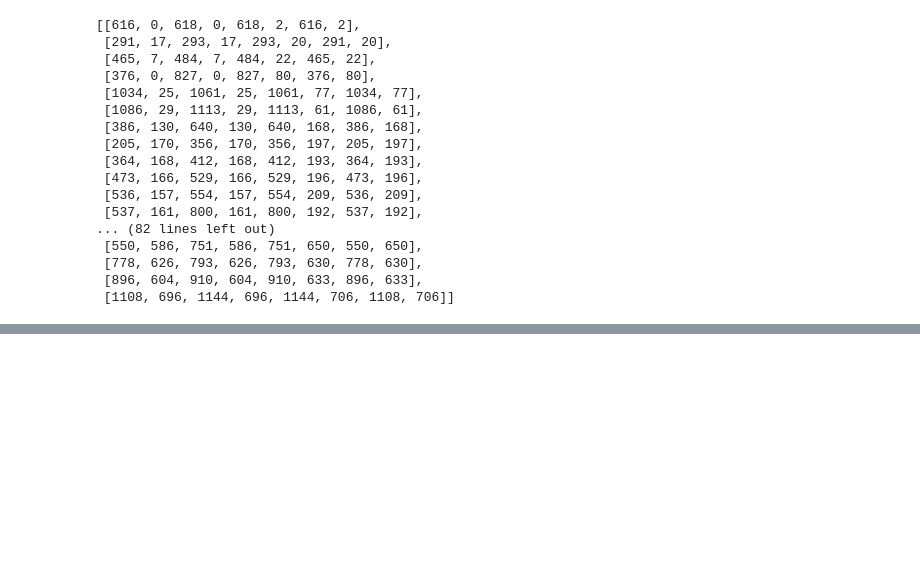
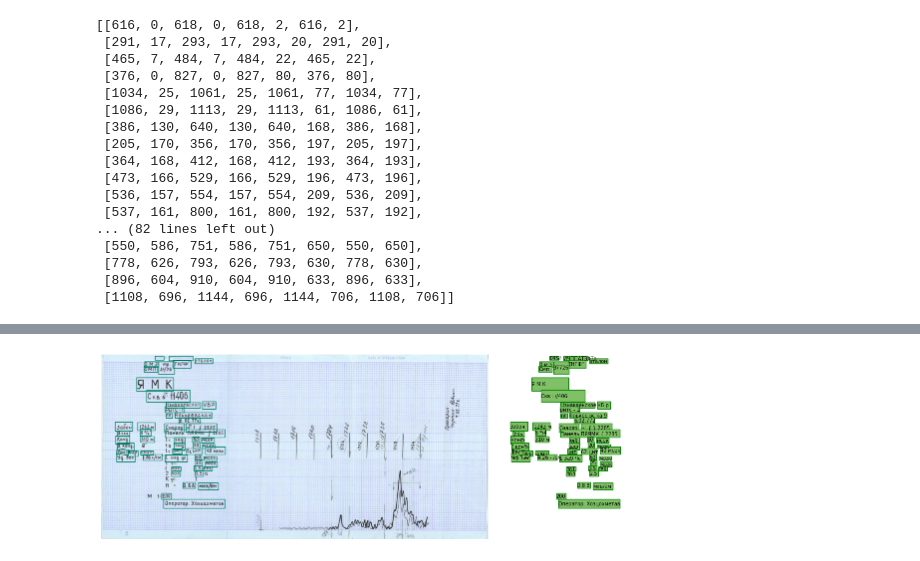
Before and after one commit to dimkablin/carrotOCR, a Jupyter notebook: notebooks/OCR_pytesseract.ipynb, the cells around one changed output, grey strips where cells are left out. Saved outputs shown, nothing was run; the diff lists cells and outputs as text; code cells hidden in the pictures; blank space fills up the shorter version.

```diff
--- a/notebooks/OCR_pytesseract.ipynb
+++ b/notebooks/OCR_pytesseract.ipynb
@@ -65,0 +85,66 @@ outputs[0]["det_polygons"]
+# %%
+image = "C:/Users/dimka/Downloads/Telegram Desktop/photo_2023-11-20_18-26-01.jpg"
+image = cv2.imread(image)
+# %%
+def result2show(image, result, cmap=colormaps['summer']) -> None:
+    """
+    Plot the original image and an empty white image for overlaying boxes and text
+    A dictionary with the following keys and value types:
+        - 'rec_texts': List of strings
+        - 'rec_scores': List of floats
+        - 'det_polygons': List of tuples [x1 y1 x2 y2 x3 y3 x4 y4] with four floats each
+        - 'det_scores': List of floats
+
+    """
+
+    # plot image
+    _, axis = plt.subplots(1, 2, figsize=(16, 16))
+    axis[0].imshow(image, cmap='gray')
+    axis[0].axis('off')
+
+    # plot white image nearby
+    white_img = np.ones_like(image, dtype=np.uint8)
+    white_img.fill(255)
+    axis[1].imshow(white_img, cmap='gray', vmin=0, vmax=255)
+    axis[1].axis('off')
+
+    # Iterate through the result dictionary
+    for i in range(len(result['rec_texts'])):
+        rec_texts = result['rec_texts'][i]
+        rec_scores = result['rec_scores'][i]
+        det_polygons = result['det_polygons'][i]
+        det_scores = result['det_scores'][i]
+
+        x_coord = [int(coord) for coord in det_polygons[0::2]]
+        y_coord = [int(coord) for coord in det_polygons[1::2]]
+
+        rect0 = patches.Polygon(
+            xy=list(zip(x_coord, y_coord)),
+            closed=True,
+            fill=False,
+            edgecolor=cmap(1 - det_scores),
+            lw=1)
+
+        rect1 = patches.Polygon(
+            xy=list(zip(x_coord, y_coord)),
+            closed=True,
+            fill=True,
+            facecolor=cmap(1 - rec_scores / 2.),
+            edgecolor='green',
+            lw=1)
+
+        axis[0].add_patch(rect0)
+        axis[1].add_patch(rect1)
+        axis[1].text(x_coord[0],
+                     np.mean(y_coord),
+                     rec_texts.replace('$', r'\$'),
+                     color='black',
+                     fontsize=7,
+                     va='center')
+
+    plt.tight_layout()
+    plt.show()
+
+result2show(image, data)
+# %% [output]
+[figure, added]
```
Also changed, not shown: parts of 5 cells of this notebook, 1 other file.
